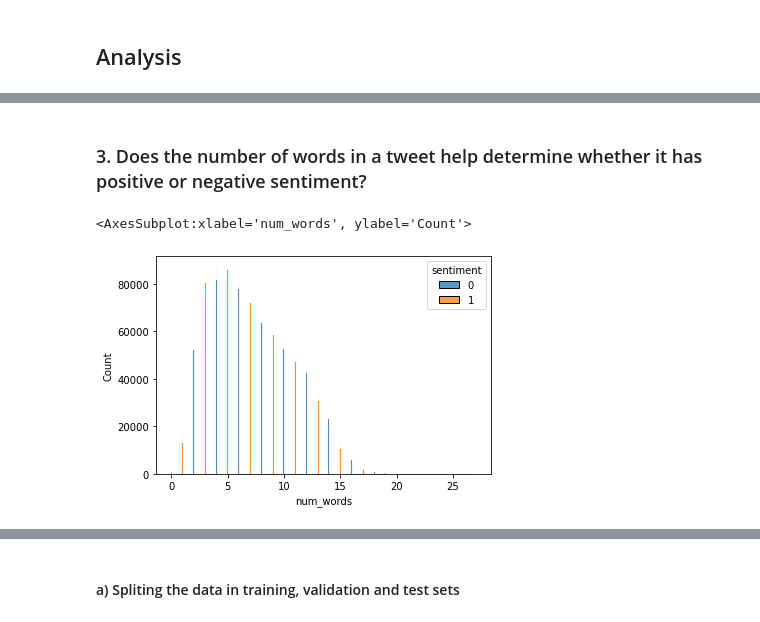
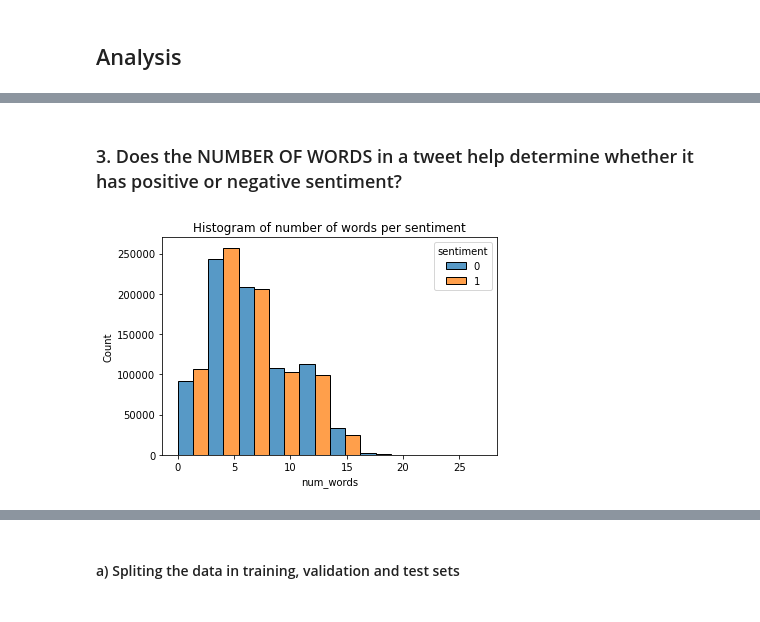
Before and after one commit to AndreGoncalves013/Twitter_Sentiment_Analysis, a Jupyter notebook: twitter_sentiment_analysis.ipynb, the cells around one changed output, grey strips where cells are left out. Cells and saved outputs as stored; diff of their text form; code cells hidden in the pictures.

```diff
--- a/twitter_sentiment_analysis.ipynb
+++ b/twitter_sentiment_analysis.ipynb
@@ -77,5 +126,13 @@ Removing punctuations
 # %%
 def remove_punc(message):
+  '''
+  INPUT
+  message - a text message that might have puntuations in it
+
+  OUTPUT
+  message without punctuations
+  '''
+
   return ''.join([char for char in message if char not in string.punctuation])
 
-df['text_wo_punctuation'] = df['text'].apply(remove_punc)
+df['cleaned_text_wo_punctuation'] = df['cleaned_text'].apply(remove_punc)
@@ -94,6 +152,14 @@ stop_words[:10]
 # %%
-def preprocess(text):
+def stop_words_preprocess(text):
+  '''
+  INPUT
+  text - a text message that might have stop words
+
+  OUTPUT
+  list of words without stop words examples
+  '''
+
   return [word for word in simple_preprocess(text) if word not in stop_words and len(word) >= 3]
 # %%
-df['text_wo_punctuation_and_stopwords'] = df['text_wo_punctuation'].apply(preprocess)
-df['text_wo_punctuation_and_stopwords_joined'] = df['text_wo_punctuation_and_stopwords'].apply(lambda x: " ".join(x))
+df['cleaned_text_wo_punctuation_and_stopwords'] = df['cleaned_text_wo_punctuation'].apply(stop_words_preprocess)
+df['preprocessed_text'] = df['cleaned_text_wo_punctuation_and_stopwords'].apply(lambda x: " ".join(x))
@@ -137,9 +304,11 @@ plt.imshow(wc)
 # %% [markdown]
-### 3. Does the number of words in a tweet help determine whether it has positive or negative sentiment?
+### 3. Does the NUMBER OF WORDS in a tweet help determine whether it has positive or negative sentiment?
 # %%
-df['num_words'] = df['text_wo_punctuation_and_stopwords'].apply(lambda x : len(x))
+df['num_words'] = df['cleaned_text_wo_punctuation_and_stopwords'].apply(lambda x : len(x))
 # %%
-sns.histplot(data=df, x="num_words", hue="sentiment", multiple="dodge")
+sns.histplot(data=df, x="num_words", hue="sentiment", bins = 10,  multiple="dodge")
+plt.title('Histogram of number of words per sentiment')
+plt.savefig('images/histogram_number_words_per_sentiment.png', dpi='figure', backend=None)
+plt.show()
 # %% [output]
-<AxesSubplot:xlabel='num_words', ylabel='Count'>
-[figure, old version]
+[figure, new version]
```
Also changed, not shown: parts of 112 cells of this notebook, 4 other files.
